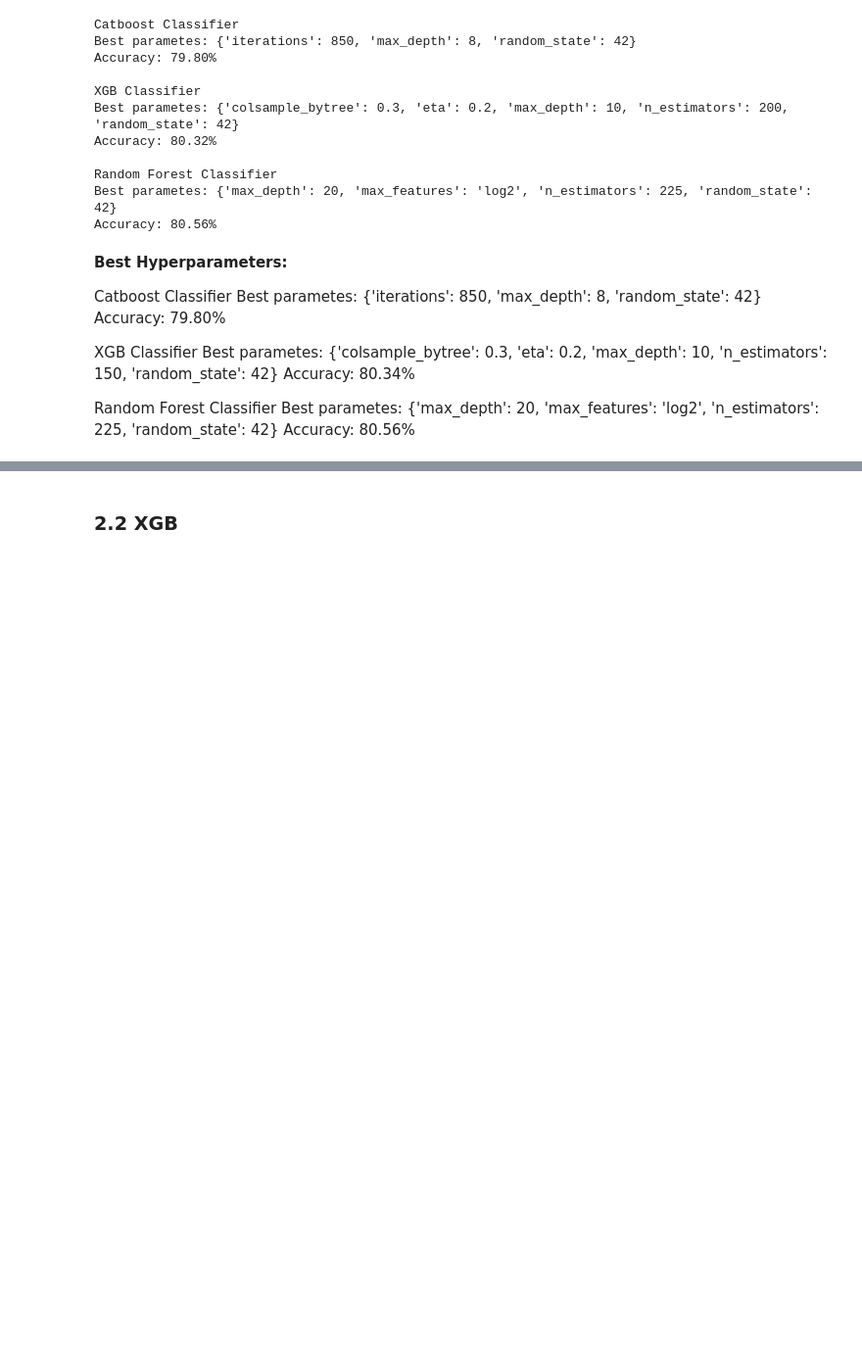
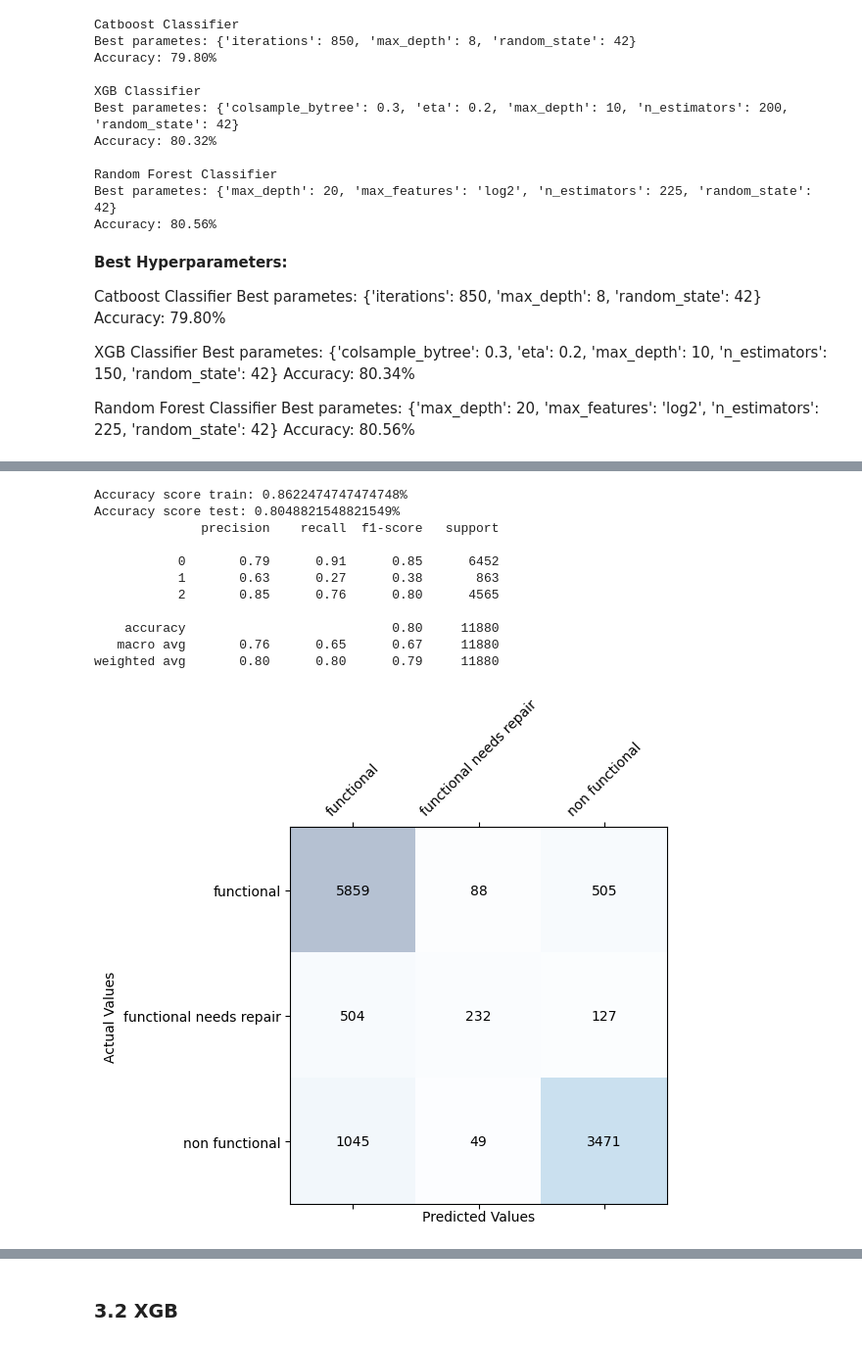
Before and after one commit to ShelbyChai/Pump-it-Up-Data-Mining-the-Water-Table, a Jupyter notebook: Predictive Model Building.ipynb, the cells around one changed output, grey strips where cells are left out. Shown at 98% size. Drawn from its saved outputs; the diff is of its cells as text; code cells hidden in the pictures; blank space fills up the shorter version.

Commit message:
Add ROC, AUC score and models saving

```diff
--- a/Predictive Model Building.ipynb
+++ b/Predictive Model Building.ipynb
@@ -41,10 +45,11 @@ x_train, x_test, y_train, y_test = train_test_split(x, y,stratify=y,test_size=0.
 # %% [markdown]
 ## Custom Functions
 # %%
-def model_evaluations(model):
+def model_evaluations(model, model_name):
     # Record the training and testing set's performance
     y_pred_train = model.predict(x_train)
     y_pred = model.predict(x_test)
+    y_pred_prob = model.predict_proba(x_test)
 
     # Display training and testing set's accuracy
     print("Accuracy score train: {}%".format(accuracy_score(y_train, y_pred_train)))
@@ -54,29 +59,48 @@ def model_evaluations(model):
     # Plot confusion matrix
     cm = confusion_matrix(y_test, y_pred)
 
-    fig, ax = plt.subplots(figsize=(8, 5))
+    _, ax = plt.subplots(figsize=(8, 5))
     ax.matshow(cm, cmap=plt.cm.Blues, alpha=0.3)
 
     for i in range(cm.shape[0]):
         for j in range(cm.shape[1]):
             ax.text(x=j, y=i, s=cm[i, j], va='center', ha='center')
 
-    classes=['Functional', 'Functional needs repair', 'Non functional']
+    classes=['functional', 'functional needs repair', 'non functional']
     tick_marks = np.arange(len(classes))
     plt.xticks(tick_marks, classes, rotation=45)
     plt.yticks(tick_marks, classes)
     plt.xlabel('Predicted Values')
     plt.ylabel('Actual Values')
-    plt.tight_layout()
     plt.show()
+
+    # Plot ROC curve and compute AUC score
+    # Compute overall ROC AUC score
+    plt.subplots(figsize=(8, 5))
+    roc_auc_overall = roc_auc_score(y_test, y_pred_prob, multi_class='ovr')
+
+    colors = ['aqua', 'darkorange', 'cornflowerblue']
+    for i in range(len(classes)):
+        fpr, tpr, _ = roc_curve(y_test, y_pred_prob[:,i], pos_label=i)
+        roc_auc = auc(fpr, tpr)
+        plt.plot(fpr, tpr, color=colors[i], label=f'ROC curve for {classes[i]} (AUC = {round(roc_auc, 4)})')
+
+    plt.plot([0, 1], [0, 1], 'k--', label='Random classifier')
+    plt.title(f'{model_name} waterpoint status ROC curve\n(Overall ROC AUC score = {round(roc_auc_overall, 3)})')
+    plt.xlabel('False Positive Rate')
+    plt.ylabel('True Positive rate')
+    plt.legend()
+    plt.show()
 # %%
-def model_feature_importances(model, title):
+def model_feature_importances(model, model_name):
+    plt.subplots(figsize=(8, 5))
     # Sort the features
-    sorted_idx = model.feature_importances_.argsort()
+    sorted_idx = model.estimators_[0].feature_importances_.argsort()
 
     # Display the plot
-    plt.barh(x_train.columns[sorted_idx], model.feature_importances_[sorted_idx])
-    plt.xlabel(title)
+    plt.barh(x_train.columns[sorted_idx], model.estimators_[0].feature_importances_[sorted_idx])
+    plt.xlabel('Feature importance')
+    plt.title(f'{model_name} Feature Importance')
 # %% [markdown]
 ## 1. Default Models Overview
 # %%
@@ -237,7 +263,4 @@ Accuracy: 80.56%
 # %%
-cbc = CatBoostClassifier(**f_search[0].best_params_)
+cbc = OneVsRestClassifier(CatBoostClassifier(**f_search[0].best_params_))
 cbc.fit(x_train, y_train)
-
-model_evaluations(cbc)
-model_feature_importances(cbc, 'CatBoost Classifier Feature Impportances')
 # %% [output]
@@ -262,0 +285,16 @@ weighted avg       0.79      0.80      0.79     11880
+# %%
+model_evaluations(cbc, selected_model_names[0])
+model_feature_importances(cbc, selected_model_names[0])
+# %% [output]
+Accuracy score train: 0.8622474747474748%
+Accuracy score test: 0.8048821548821549%
+              precision    recall  f1-score   support
+
+           0       0.79      0.91      0.85      6452
+           1       0.63      0.27      0.38       863
+           2       0.85      0.76      0.80      4565
+
+    accuracy                           0.80     11880
+   macro avg       0.76      0.65      0.67     11880
+weighted avg       0.80      0.80      0.79     11880
+[figure, added]
@@ -263,3 +303,3 @@ weighted avg       0.79      0.80      0.79     11880
 # %% [markdown]
-### 2.2 XGB
+### 3.2 XGB
 # %%
```
Also changed, not shown: parts of 14 cells of this notebook, 2 other files.
